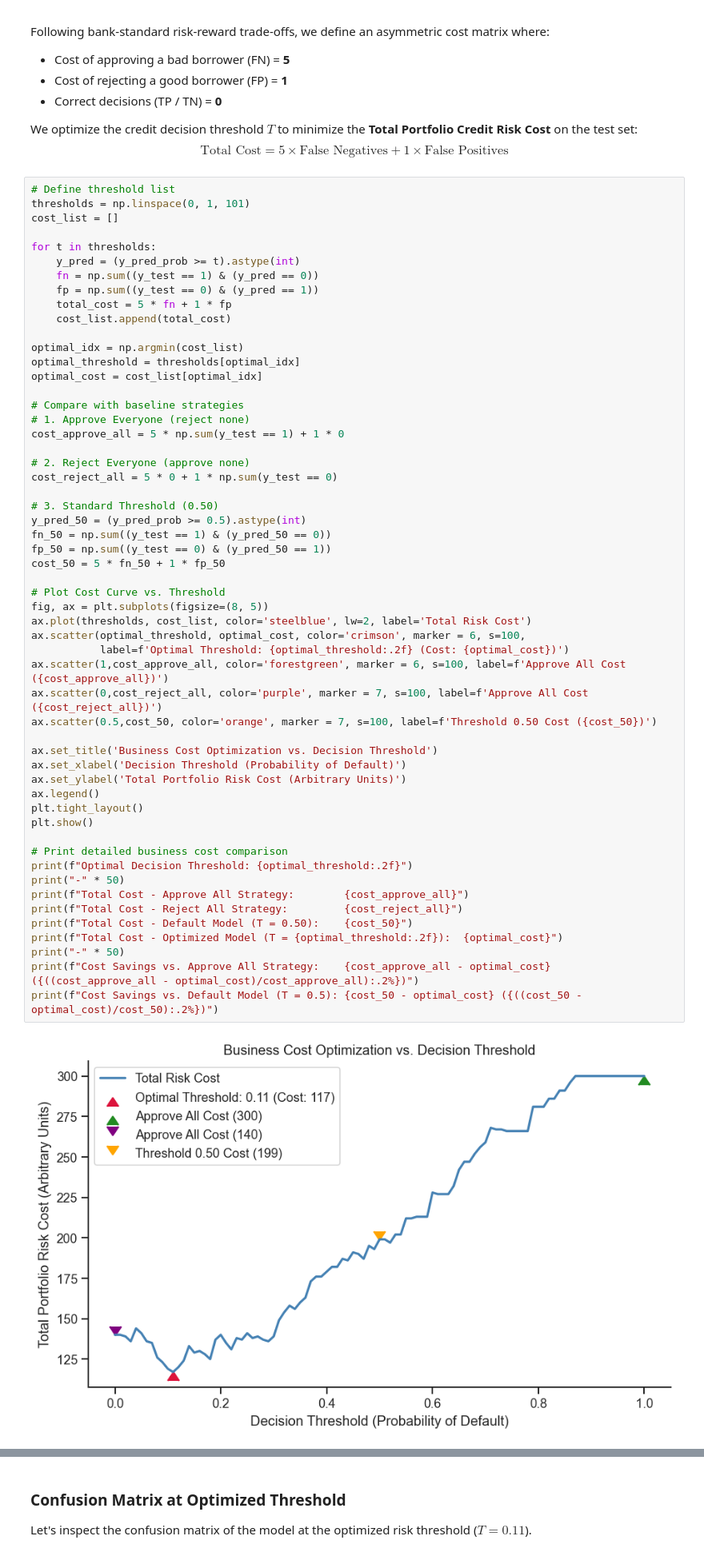
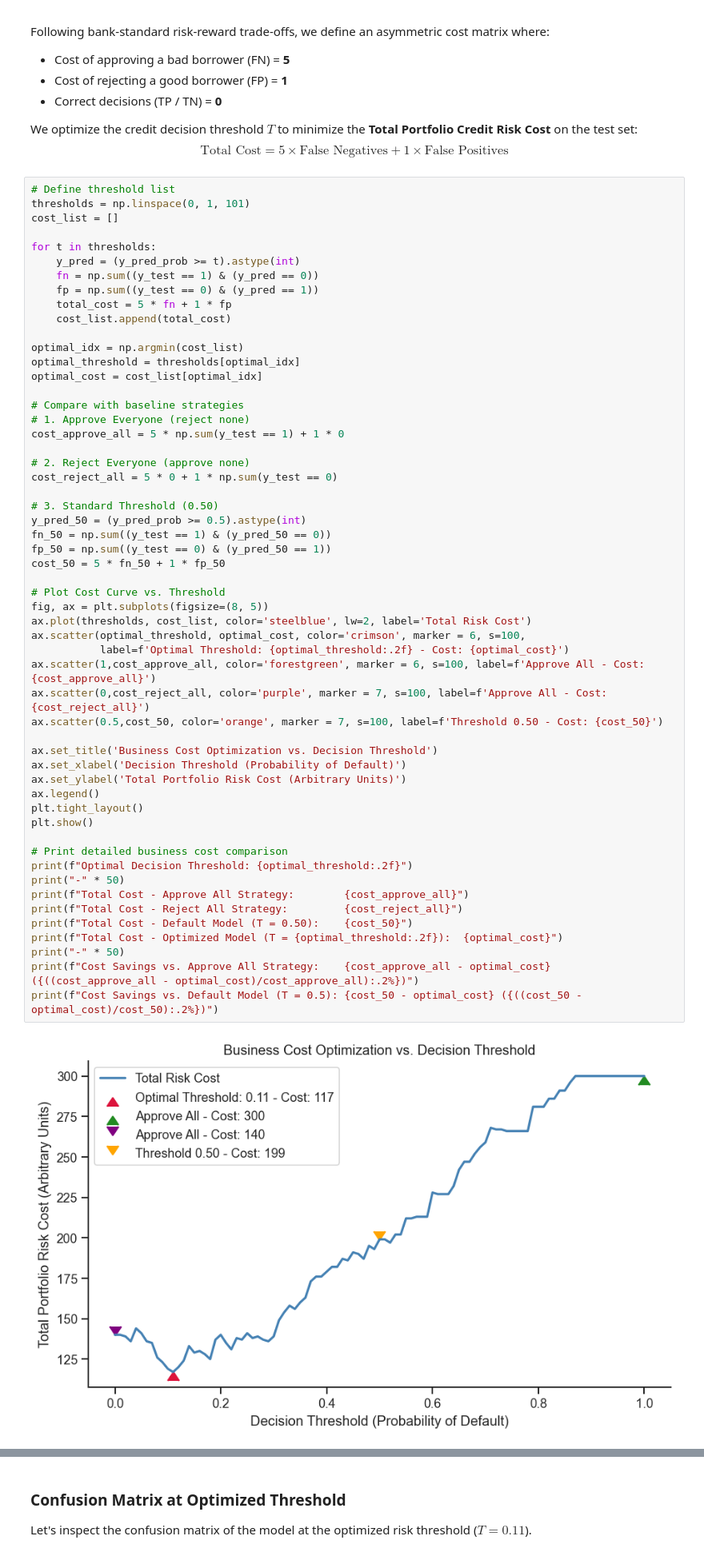
Before and after one commit to alexwill314/german_credit_eda, a Jupyter notebook: notebooks/German_Credit_Data_Analysis.ipynb, the cells around one changed output, grey strips where cells are left out. Shown at 80% size. Saved outputs shown, nothing was run; the diff lists cells and outputs as text.

Commit message:
Updated graph labels for risk cost

```diff
--- a/notebooks/German_Credit_Data_Analysis.ipynb
+++ b/notebooks/German_Credit_Data_Analysis.ipynb
@@ -689,38 +689,38 @@ cost_reject_all = 5 * 0 + 1 * np.sum(y_test == 0)
 
 # 3. Standard Threshold (0.50)
 y_pred_50 = (y_pred_prob >= 0.5).astype(int)
 fn_50 = np.sum((y_test == 1) & (y_pred_50 == 0))
 fp_50 = np.sum((y_test == 0) & (y_pred_50 == 1))
 cost_50 = 5 * fn_50 + 1 * fp_50
 
 # Plot Cost Curve vs. Threshold
 fig, ax = plt.subplots(figsize=(8, 5))
 ax.plot(thresholds, cost_list, color='steelblue', lw=2, label='Total Risk Cost')
 ax.scatter(optimal_threshold, optimal_cost, color='crimson', marker = 6, s=100,
-           label=f'Optimal Threshold: {optimal_threshold:.2f} (Cost: {optimal_cost})')
-ax.scatter(1,cost_approve_all, color='forestgreen', marker = 6, s=100, label=f'Approve All Cost ({cost_approve_all})')
-ax.scatter(0,cost_reject_all, color='purple', marker = 7, s=100, label=f'Approve All Cost ({cost_reject_all})')
-ax.scatter(0.5,cost_50, color='orange', marker = 7, s=100, label=f'Threshold 0.50 Cost ({cost_50})')
+           label=f'Optimal Threshold: {optimal_threshold:.2f} - Cost: {optimal_cost}')
+ax.scatter(1,cost_approve_all, color='forestgreen', marker = 6, s=100, label=f'Approve All - Cost: {cost_approve_all}')
+ax.scatter(0,cost_reject_all, color='purple', marker = 7, s=100, label=f'Approve All - Cost: {cost_reject_all}')
+ax.scatter(0.5,cost_50, color='orange', marker = 7, s=100, label=f'Threshold 0.50 - Cost: {cost_50}')
 
 ax.set_title('Business Cost Optimization vs. Decision Threshold')
 ax.set_xlabel('Decision Threshold (Probability of Default)')
 ax.set_ylabel('Total Portfolio Risk Cost (Arbitrary Units)')
 ax.legend()
 plt.tight_layout()
 plt.show()
 
 # Print detailed business cost comparison
 print(f"Optimal Decision Threshold: {optimal_threshold:.2f}")
 print("-" * 50)
 print(f"Total Cost - Approve All Strategy:        {cost_approve_all}")
 print(f"Total Cost - Reject All Strategy:         {cost_reject_all}")
 print(f"Total Cost - Default Model (T = 0.50):    {cost_50}")
 print(f"Total Cost - Optimized Model (T = {optimal_threshold:.2f}):  {optimal_cost}")
 print("-" * 50)
 print(f"Cost Savings vs. Approve All Strategy:    {cost_approve_all - optimal_cost} ({((cost_approve_all - optimal_cost)/cost_approve_all):.2%})")
 print(f"Cost Savings vs. Default Model (T = 0.5): {cost_50 - optimal_cost} ({((cost_50 - optimal_cost)/cost_50):.2%})")
 # %% [output]
-[figure, old version]
+[figure, new version]
 Optimal Decision Threshold: 0.11
 --------------------------------------------------
 Total Cost - Approve All Strategy:        300
```
